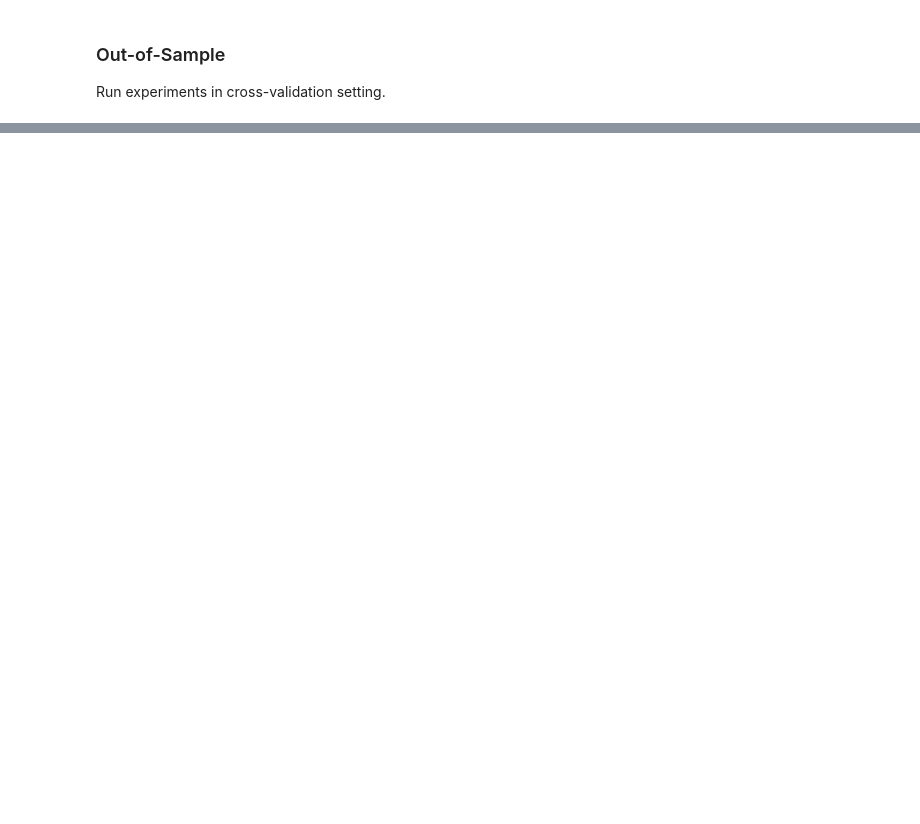
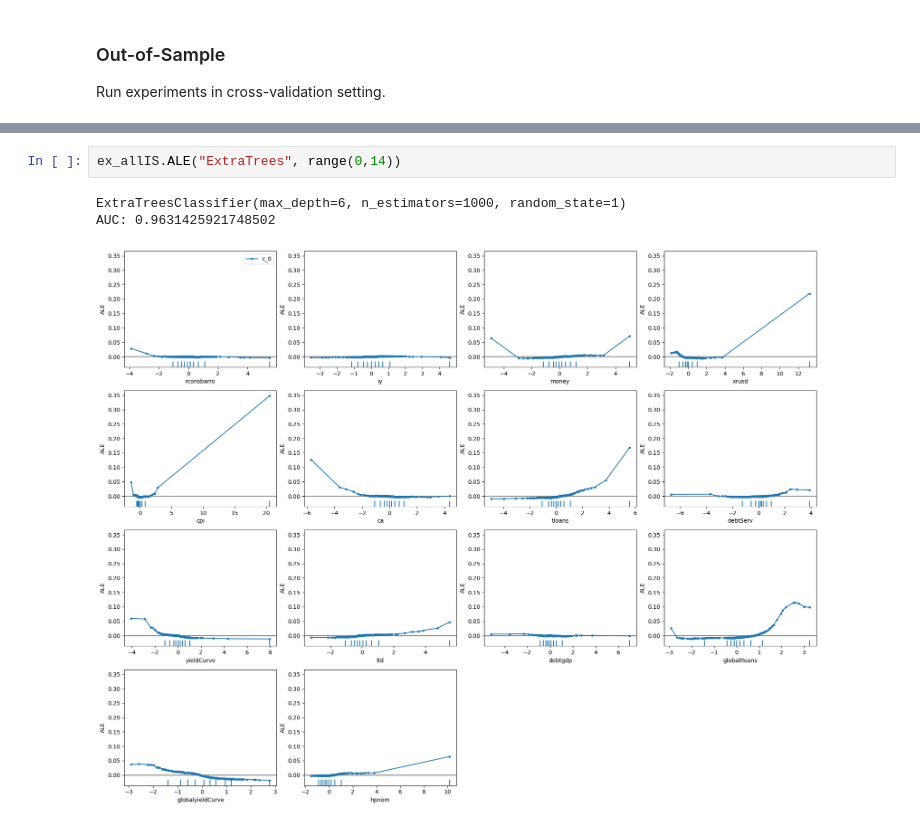
Before and after one commit to chrisreimann/financialCrisisML, a Jupyter notebook: code/run.ipynb, the cells around one changed output, grey strips where cells are left out. Drawn from its saved outputs; the diff is of its cells as text; blank space fills up the shorter version.

```diff
--- a/code/run.ipynb
+++ b/code/run.ipynb
@@ -114,0 +117,6 @@ resCrossVal
+# %%
+ex_allIS.ALE("ExtraTrees", range(0,14))
+# %% [output]
+ExtraTreesClassifier(max_depth=6, n_estimators=1000, random_state=1)
+AUC: 0.9631425921748502
+[figure, added]
```
Also changed, not shown: parts of 9 cells of this notebook, 3 other files.
